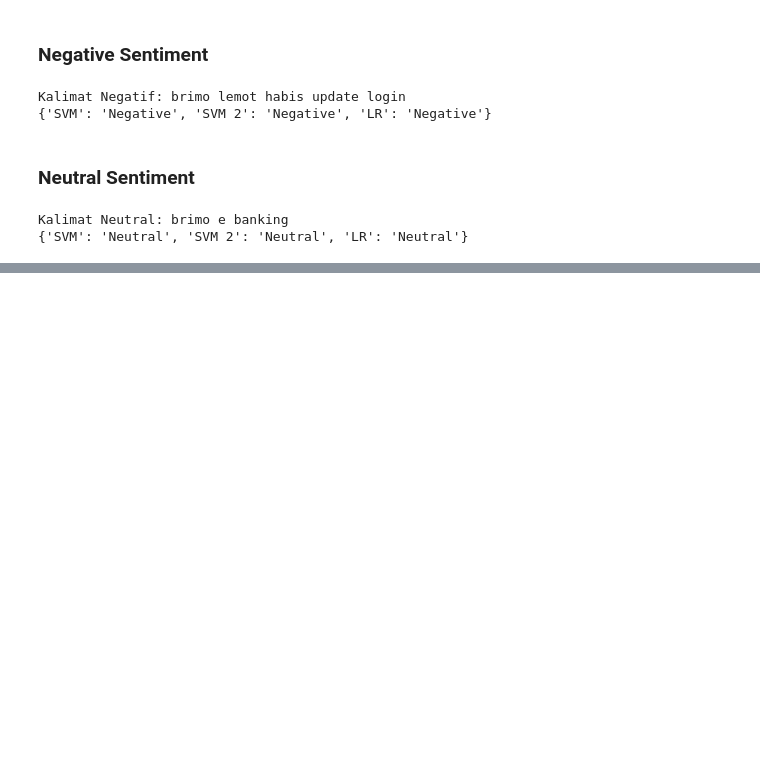
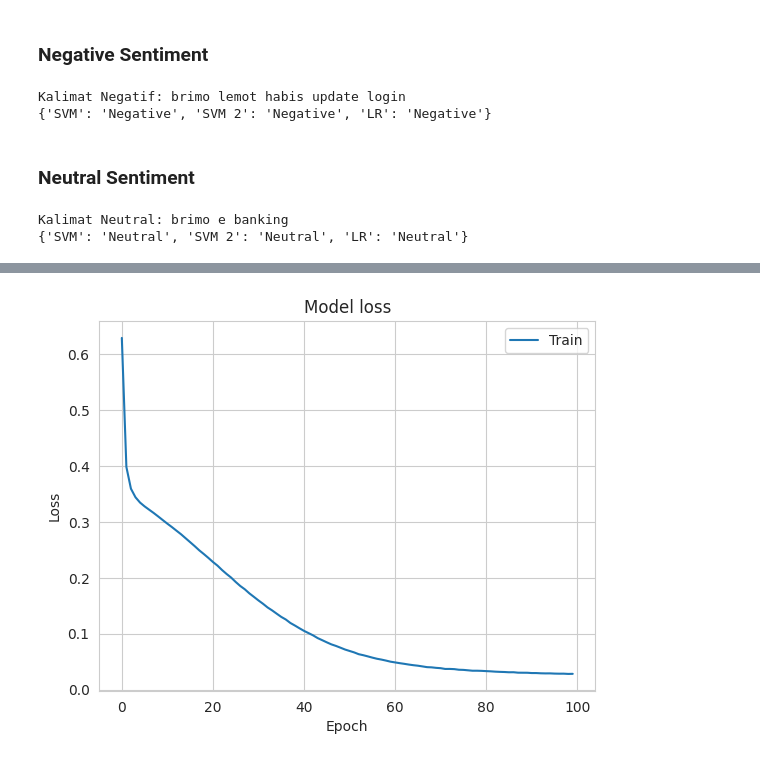
Before and after one commit to Refanz/sentiment-analysis-game-evil-nun2-origins, a Jupyter notebook: notebook.ipynb, the cells around one changed output, grey strips where cells are left out. Cells and saved outputs as stored; diff of their text form; code cells hidden in the pictures; blank space fills up the shorter version.

Commit message:
create deep learning model

```diff
--- a/notebook.ipynb
+++ b/notebook.ipynb
@@ -1123,0 +1129,22 @@ Kalimat Neutral: brimo e banking
+# %%
+# Feature extraction
+tdfidf_dl = TfidfVectorizer(max_features=400, min_df=20, max_df=0.8, ngram_range=(1, 2))
+X_tfidf_dl = tdfidf_dl.fit_transform(X)
+
+# Splitting data
+X_train_dl, X_test_dl, y_train_dl, y_test_dl = train_test_split(X_tfidf_dl, y, test_size=0.3, random_state=42)
+
+# Membuat model deep learning
+model_dl = tf.keras.Sequential([
+    Input(shape=(X_tfidf_dl.shape[1],)),
+    Dense(64, activation='relu'),
+    Dense(3, activation='softmax')])
+
+# Menentukan optimized dan loss function
+model_dl.compile(optimizer='adam', loss='sparse_categorical_crossentropy', metrics=['accuracy'])
+
+# Menyimpan hasil pelatihan model
+hist = model_dl.fit(X_train_dl, y_train_dl, epochs=100)
+
+# Melakukan evaluasi model pada data uji
+model_dl.evaluate(X_test_dl, y_test_dl, batch_size=1)
@@ -1123,0 +1170,10 @@ Kalimat Neutral: brimo e banking
+# %%
+# Melakukan plotting metrik loss
+plt.plot(hist.history['loss'])
+plt.title('Model loss')
+plt.ylabel('Loss')
+plt.xlabel('Epoch')
+plt.legend(['Train'], loc='upper right')
+plt.show()
+# %% [output]
+[figure, added]
```
Also changed, not shown: parts of 16 cells of this notebook, 1 other file.
